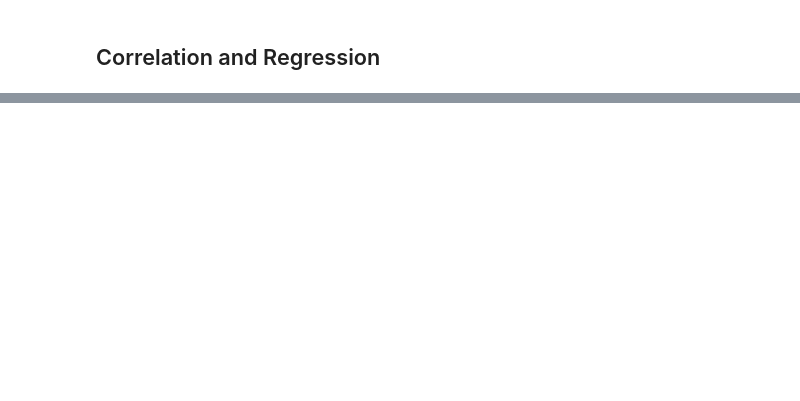
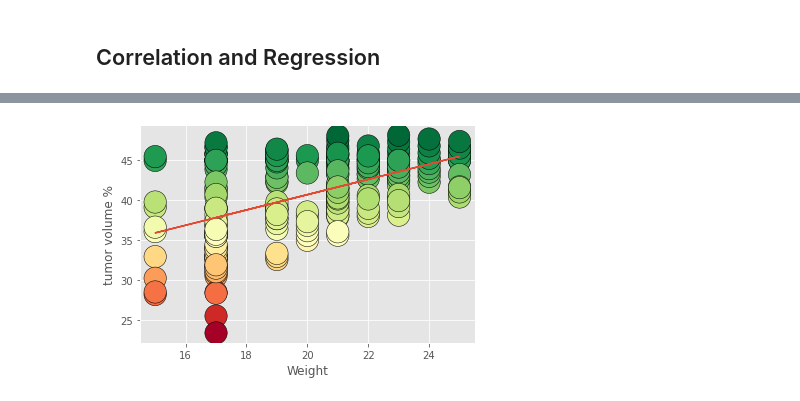
Before and after one commit to ortegaorlando2/Matplotlib-challenge, a Jupyter notebook: pymaceuticals_resubmit.ipynb, the cells around one changed output, grey strips where cells are left out. Saved outputs shown, nothing was run; the diff lists cells and outputs as text; code cells hidden in the pictures; blank space fills up the shorter version.

```diff
--- a/pymaceuticals_resubmit.ipynb
+++ b/pymaceuticals_resubmit.ipynb
@@ -607,0 +638,23 @@ AttributeError: 'list' object has no attribute 'set_dashes'
+# %%
+x4=[float(i) for i in x3]
+type(x4[3])
+y4=[]
+for i in x4:
+    ti = 21.5+0.96*i
+    y4.append(ti)
+# %%
+fig, ax = plt.subplots()
+plt.scatter(x4, y3, c=y3, cmap="RdYlGn", s=500, edgecolors="black")
+
+ax.set_xlabel('Weight')
+ax.set_ylabel('tumor volume %')
+
+plt.plot(x4, y4,'-')
+
+# text='0.96*x+21.48, r=0.96'
+# text(0,1, 'matplotlib', horizontalalignment='center',
+# verticalalignment='center', transform=ax.transAxes)
+
+plt.show()
+# %% [output]
+[figure, added]
```
Also changed, not shown: parts of 6 cells of this notebook.
